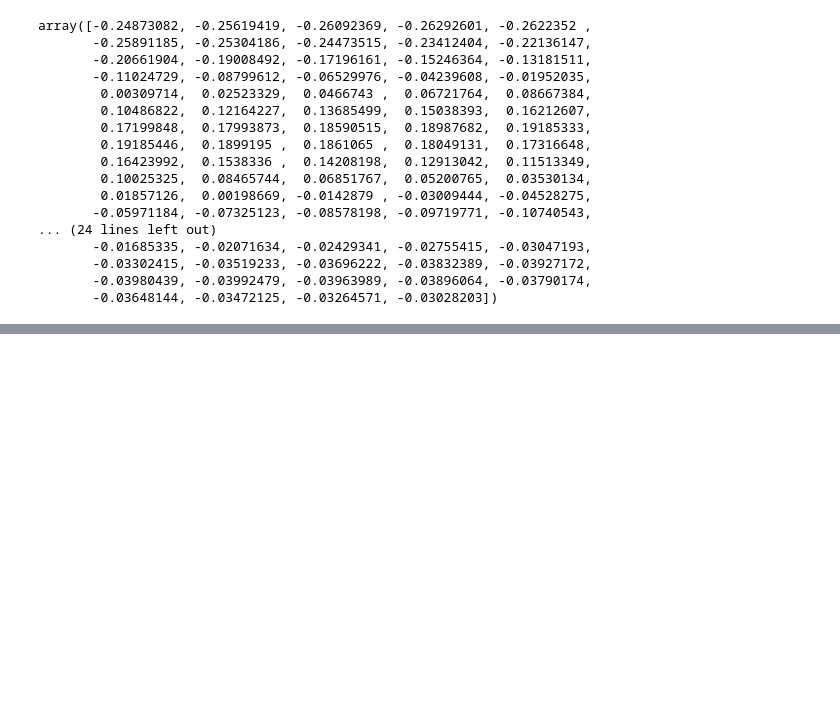
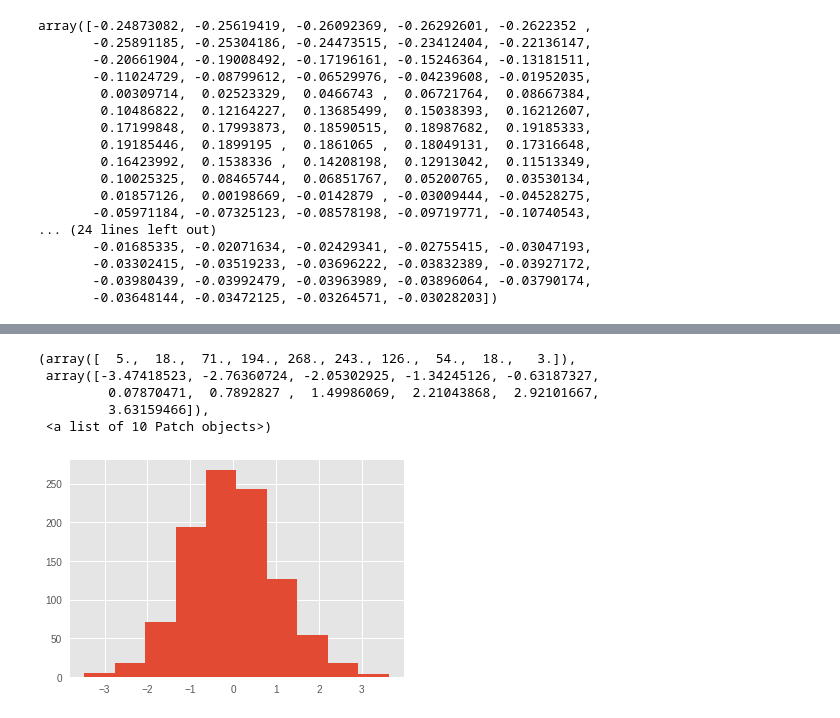
Before and after one commit to JacksonIsaac/kadenze-deeplearning-creative-applications, a Jupyter notebook: Kadenze_Session_2.ipynb, the cells around one changed output, grey strips where cells are left out. Drawn from its saved outputs; the diff is of its cells as text; code cells hidden in the pictures; blank space fills up the shorter version.

```diff
--- a/Kadenze_Session_2.ipynb
+++ b/Kadenze_Session_2.ipynb
@@ -82,0 +115,11 @@ for iter_i in range(n_iterations):
+# %%
+n = tf.random_normal([1000]).eval()
+# %%
+plt.hist(n)
+# %% [output]
+(array([  5.,  18.,  71., 194., 268., 243., 126.,  54.,  18.,   3.]),
+ array([-3.47418523, -2.76360724, -2.05302925, -1.34245126, -0.63187327,
+         0.07870471,  0.7892827 ,  1.49986069,  2.21043868,  2.92101667,
+         3.63159466]),
+ <a list of 10 Patch objects>)
+[figure, added]
```
Also changed, not shown: parts of 27 cells of this notebook.
